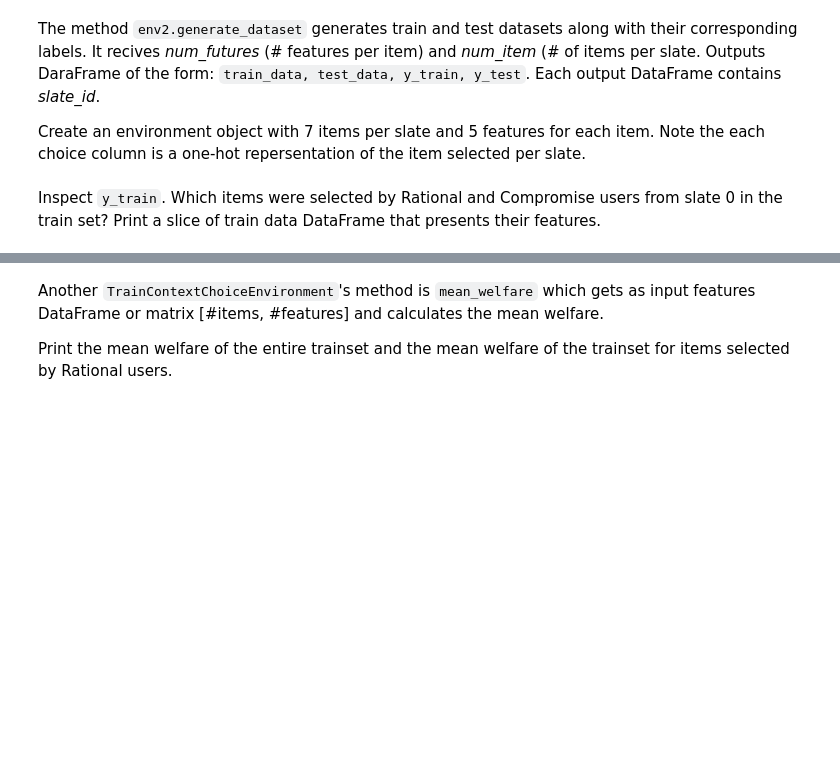
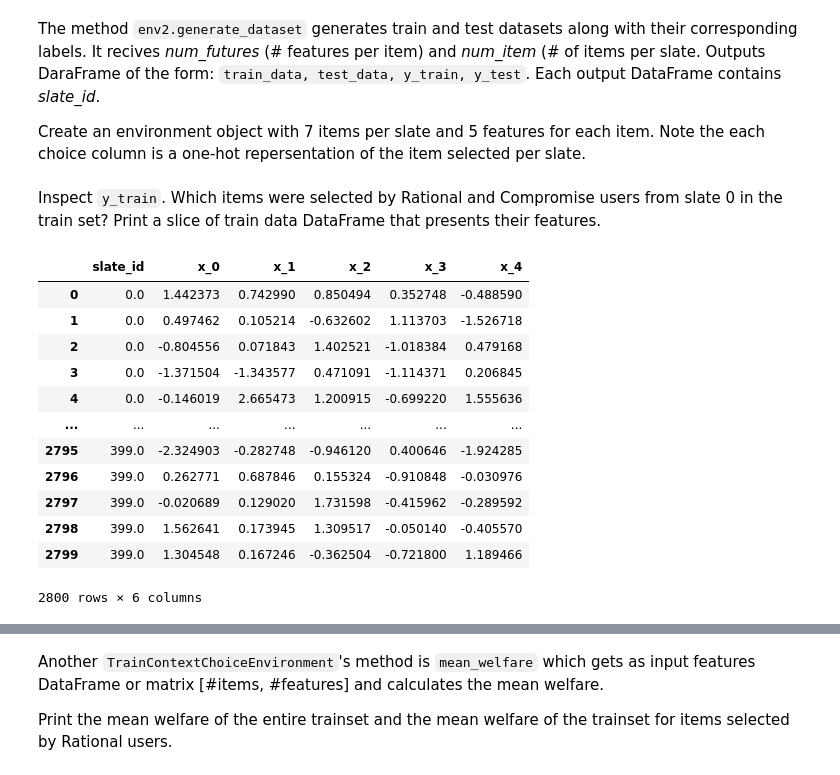
Before and after one commit to ashalem/ML_Human, a Jupyter notebook: WS2_2024_students.ipynb, the cells around one changed output, grey strips where cells are left out. Saved outputs shown, nothing was run; the diff lists cells and outputs as text; code cells hidden in the pictures; blank space fills up the shorter version.

```diff
--- a/WS2_2024_students.ipynb
+++ b/WS2_2024_students.ipynb
@@ -871,0 +900,16 @@ Print a slice of train data DataFrame that presents their features.
+# %%
+X_train
+# %% [output]
+|  | slate_id | x_0 | x_1 | x_2 | x_3 | x_4 |
+| 0 | 0.0 | 1.442373 | 0.742990 | 0.850494 | 0.352748 | -0.488590 |
+| 1 | 0.0 | 0.497462 | 0.105214 | -0.632602 | 1.113703 | -1.526718 |
+| 2 | 0.0 | -0.804556 | 0.071843 | 1.402521 | -1.018384 | 0.479168 |
+| 3 | 0.0 | -1.371504 | -1.343577 | 0.471091 | -1.114371 | 0.206845 |
+| 4 | 0.0 | -0.146019 | 2.665473 | 1.200915 | -0.699220 | 1.555636 |
+| ... | ... | ... | ... | ... | ... | ... |
+| 2795 | 399.0 | -2.324903 | -0.282748 | -0.946120 | 0.400646 | -1.924285 |
+| 2796 | 399.0 | 0.262771 | 0.687846 | 0.155324 | -0.910848 | -0.030976 |
+| 2797 | 399.0 | -0.020689 | 0.129020 | 1.731598 | -0.415962 | -0.289592 |
+| 2798 | 399.0 | 1.562641 | 0.173945 | 1.309517 | -0.050140 | -0.405570 |
+| 2799 | 399.0 | 1.304548 | 0.167246 | -0.362504 | -0.721800 | 1.189466 |
+2800 rows × 6 columns
```
Also changed, not shown: parts of 16 cells of this notebook.
